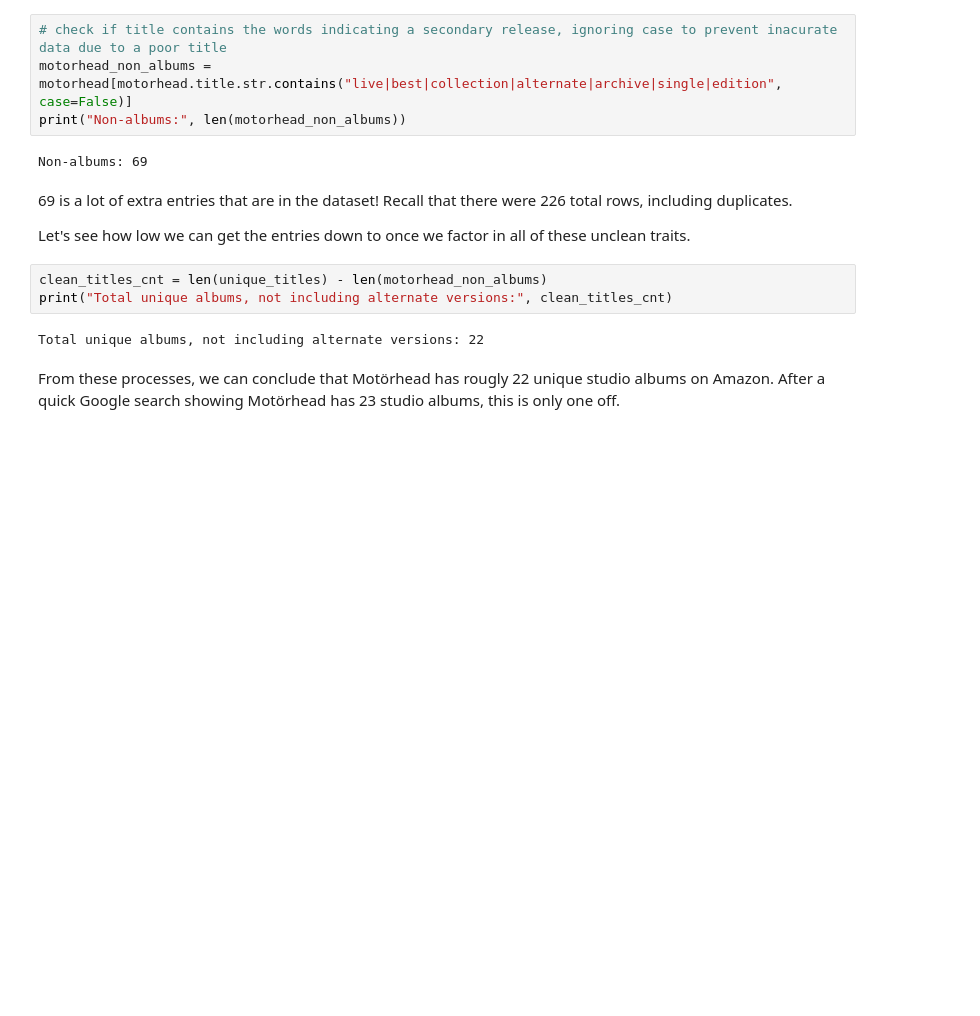
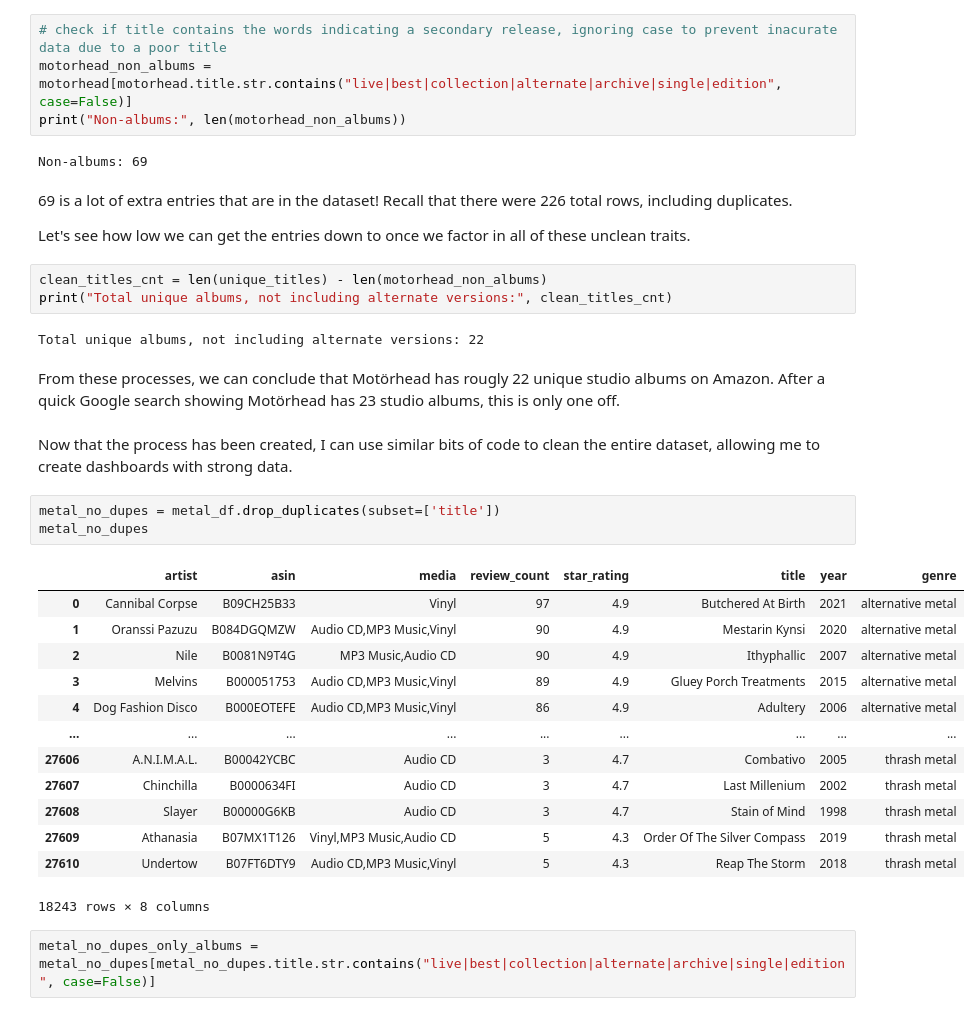
Before and after one commit to tbmorlan/metal-music-analysis, a Jupyter notebook: working_files/python/band_and_genre_analysis.ipynb, the cells around one changed output. Saved outputs shown, nothing was run; the diff lists cells and outputs as text; blank space fills up the shorter version.

Commit message:
start dashboards

```diff
--- a/working_files/python/band_and_genre_analysis.ipynb
+++ b/working_files/python/band_and_genre_analysis.ipynb
@@ -178,3 +178,24 @@ print("Total unique albums, not including alternate versions:", clean_titles_cnt
 Total unique albums, not including alternate versions: 22
 # %% [markdown]
 From these processes, we can conclude that Motörhead has rougly 22 unique studio albums on Amazon. After a quick Google search showing Motörhead has 23 studio albums, this is only one off.
+# %% [markdown]
+Now that the process has been created, I can use similar bits of code to clean the entire dataset, allowing me to create dashboards with strong data.
+# %%
+metal_no_dupes = metal_df.drop_duplicates(subset=['title'])
+metal_no_dupes
+# %% [output]
+|  | artist | asin | media | review_count | star_rating | title | year | genre |
+| 0 | Cannibal Corpse | B09CH25B33 | Vinyl | 97 | 4.9 | Butchered At Birth | 2021 | alternative metal |
+| 1 | Oranssi Pazuzu | B084DGQMZW | Audio CD,MP3 Music,Vinyl | 90 | 4.9 | Mestarin Kynsi | 2020 | alternative metal |
+| 2 | Nile | B0081N9T4G | MP3 Music,Audio CD | 90 | 4.9 | Ithyphallic | 2007 | alternative metal |
+| 3 | Melvins | B000051753 | Audio CD,MP3 Music,Vinyl | 89 | 4.9 | Gluey Porch Treatments | 2015 | alternative metal |
+| 4 | Dog Fashion Disco | B000EOTEFE | Audio CD,MP3 Music,Vinyl | 86 | 4.9 | Adultery | 2006 | alternative metal |
+| ... | ... | ... | ... | ... | ... | ... | ... | ... |
+| 27606 | A.N.I.M.A.L. | B00042YCBC | Audio CD | 3 | 4.7 | Combativo | 2005 | thrash metal |
+| 27607 | Chinchilla | B0000634FI | Audio CD | 3 | 4.7 | Last Millenium | 2002 | thrash metal |
+| 27608 | Slayer | B00000G6KB | Audio CD | 3 | 4.7 | Stain of Mind | 1998 | thrash metal |
+| 27609 | Athanasia | B07MX1T126 | Vinyl,MP3 Music,Audio CD | 5 | 4.3 | Order Of The Silver Compass | 2019 | thrash metal |
+| 27610 | Undertow | B07FT6DTY9 | Audio CD,MP3 Music,Vinyl | 5 | 4.3 | Reap The Storm | 2018 | thrash metal |
+18243 rows × 8 columns
+# %%
+metal_no_dupes_only_albums = metal_no_dupes[metal_no_dupes.title.str.contains("live|best|collection|alternate|archive|single|edition", case=False)]
```
Also changed, not shown: parts of 1 cell of this notebook, 1 other file.
